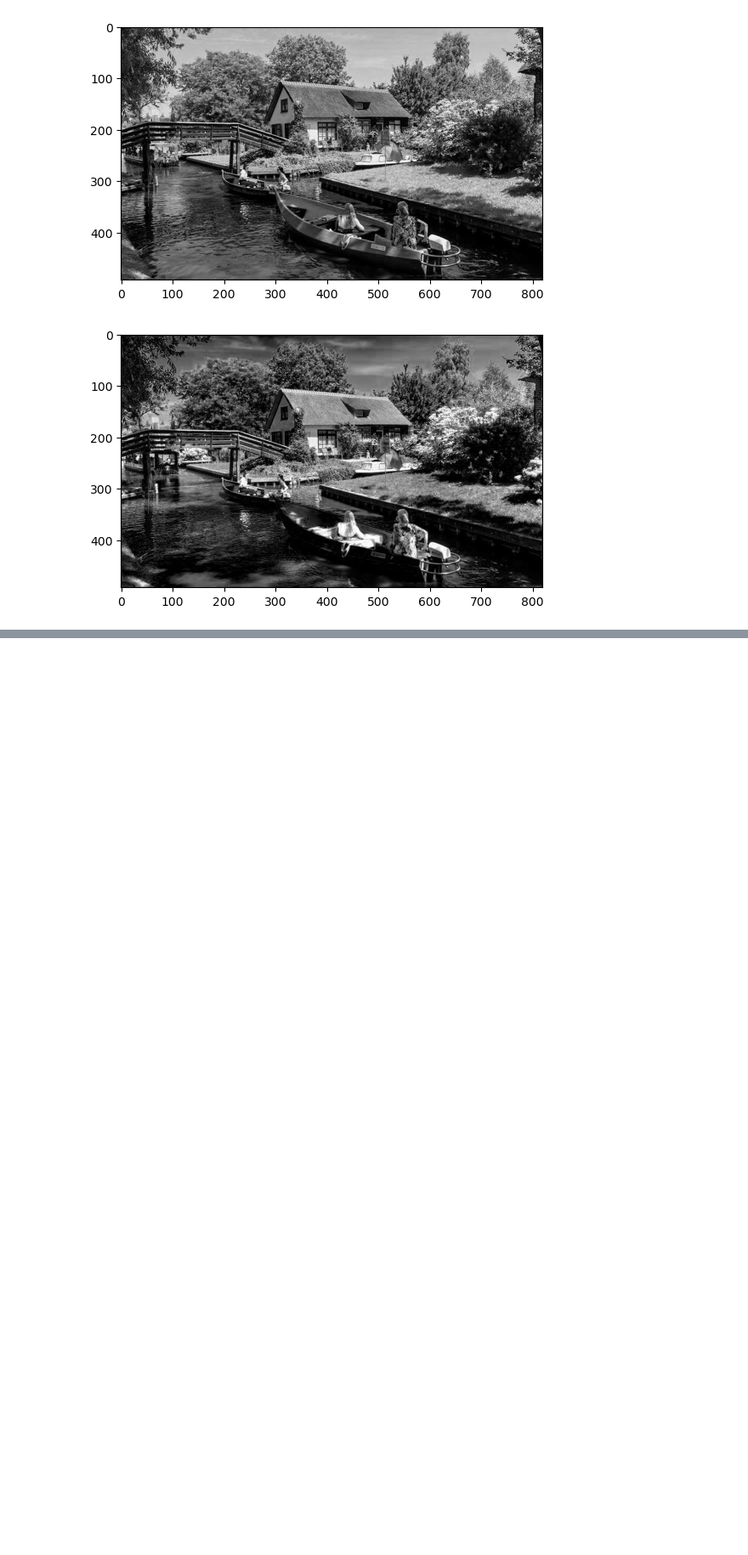
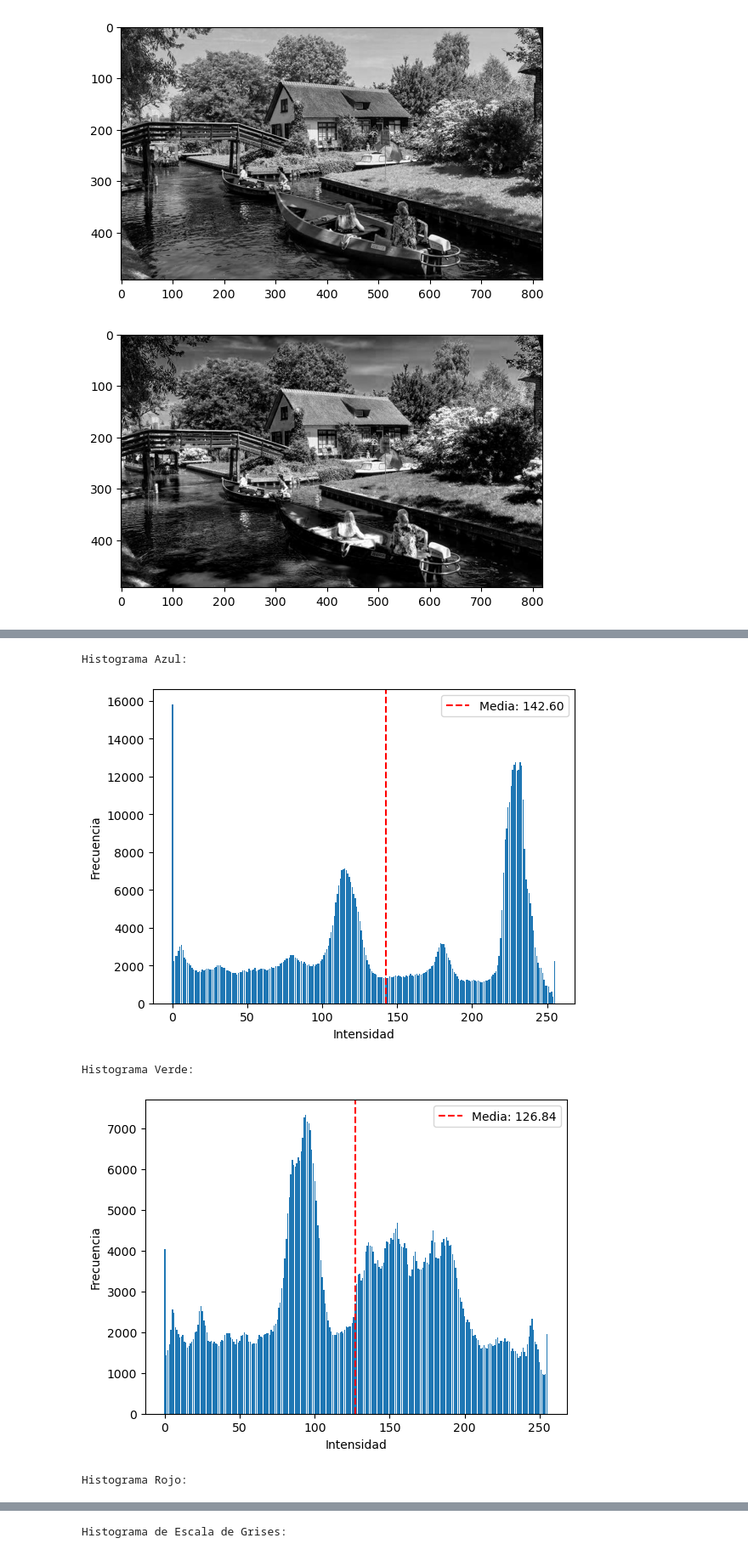
Before and after one commit to eddyfra/papd, a Jupyter notebook: imr/lab1/lab1.ipynb, the cells around one changed output, grey strips where cells are left out. Shown at 85% size. Drawn from its saved outputs; the diff is of its cells as text; code cells hidden in the pictures; blank space fills up the shorter version.

```diff
--- a/imr/lab1/lab1.ipynb
+++ b/imr/lab1/lab1.ipynb
@@ -120,0 +124,44 @@ imagenes_escala_gris("holanda.jpg")
+# %%
+def calcular_hist(imagen):
+    # Crear un histograma de 256 bits
+    histograma = np.zeros(256, dtype=int)
+
+    # Recorrer la imagen y contar la frecuencia de cada intensidad
+    for fila in imagen:
+        for pixel in fila:
+            intensidad = int(np.mean(pixel))  # Promedio aritmético para escala de grises
+            histograma[intensidad] += 1
+
+    return histograma
+
+def show_hist_mean(histograma):
+    # Calcular la media de la distribución
+    valores = np.arange(256)
+    media = np.sum(valores * histograma) / np.sum(histograma)
+
+    # Mostrar el histograma y la línea vertical para la media
+    plt.bar(np.arange(256), histograma)
+    plt.axvline(x=media, color='red', linestyle='--', label=f'Media: {media:.2f}')
+    plt.xlabel('Intensidad')
+    plt.ylabel('Frecuencia')
+    plt.legend()
+    plt.show()
+
+# Cargar la imagen
+imagen = cv2.imread('noruega-intro.jpg')
+
+# Mostrar el histograma para cada canal de color y el histograma de escala de grises
+for i, color in enumerate(['Azul', 'Verde', 'Rojo']):
+    histograma_color = calcular_hist(imagen[:, :, i])
+    print(f"Histograma {color}:")
+    show_hist_mean(histograma_color)
+
+hist_gris = calcular_hist(cv2.cvtColor(imagen, cv2.COLOR_BGR2GRAY))
+print("Histograma de Escala de Grises:")
+show_hist_mean(hist_gris)
+# %% [output]
+Histograma Azul:
+[figure, added]
+Histograma Verde:
+[figure, added]
+Histograma Rojo:
@@ -120,0 +169 @@ imagenes_escala_gris("holanda.jpg")
+Histograma de Escala de Grises:
```
Also changed, not shown: parts of 2 cells of this notebook.
